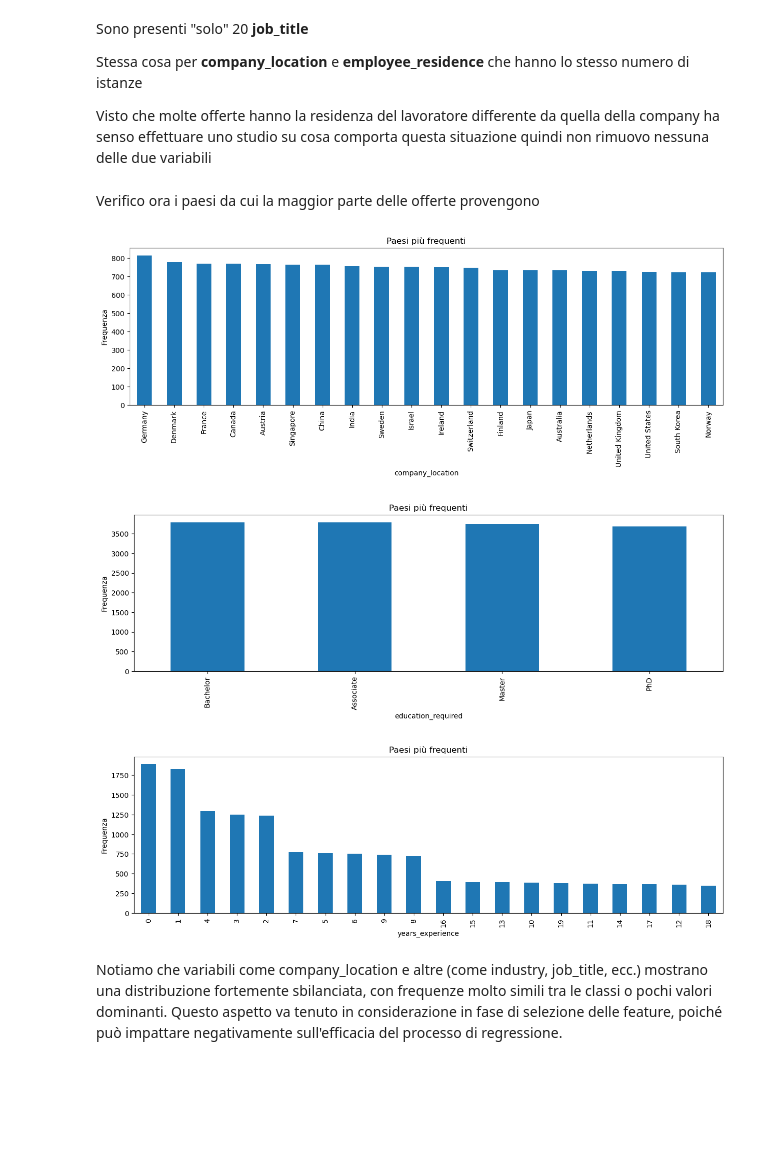
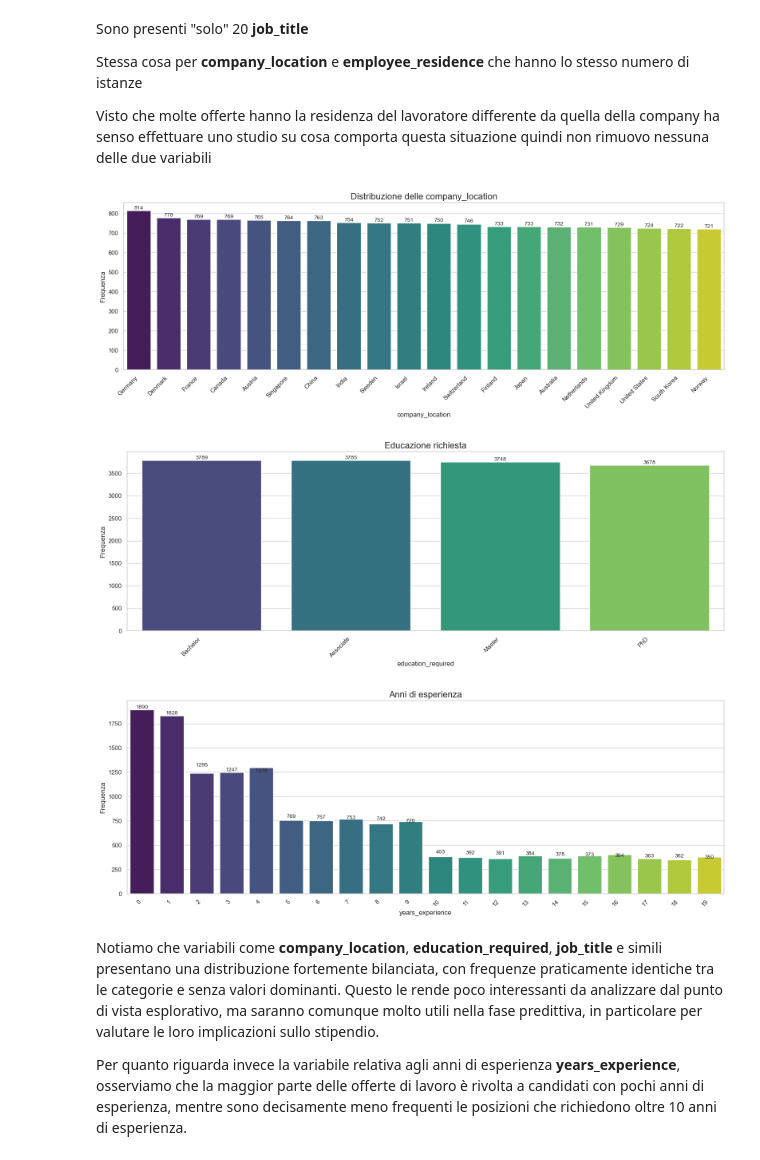
Before and after one commit to MarcoMagnani03/job-salary-prediction, a Jupyter notebook: src/DataIntensiveAssignment.ipynb, the cells around one changed output. Drawn from its saved outputs; the diff is of its cells as text; code cells hidden in the pictures; blank space fills up the shorter version.

```diff
--- a/src/DataIntensiveAssignment.ipynb
+++ b/src/DataIntensiveAssignment.ipynb
@@ -190,26 +219,39 @@ Sono presenti "solo" 20 **job_title**
 Stessa cosa per **company_location** e **employee_residence** che hanno lo stesso numero di istanze
 
 Visto che molte offerte hanno la residenza del lavoratore differente da quella della company ha senso effettuare uno studio su cosa comporta questa situazione quindi non rimuovo nessuna delle due variabili
-# %% [markdown]
-Verifico ora i paesi da cui la maggior parte delle offerte provengono
 # %%
-def plot_bar(feature, n, title):
-    data[feature].value_counts()[:n].plot.bar(figsize=(15, 4))
-    plt.title(title)
-    plt.xlabel(feature)
-    plt.ylabel("Frequenza")
+def plot_bar(data, feature, n=10, title="Distribuzione", palette="viridis"):
+    counts = data[feature].value_counts().nlargest(n)
+
+    sns.set(style="whitegrid")
+
+    plt.figure(figsize=(16, 6))
+    ax = sns.barplot(x=counts.index, y=counts.values, palette=palette)
+
+    for i, value in enumerate(counts.values):
+        ax.text(i, value + 0.5, str(value), ha='center', va='bottom', fontsize=10)
+
+    plt.title(title, fontsize=16)
+    plt.xlabel(feature, fontsize=12)
+    plt.ylabel("Frequenza", fontsize=12)
+
+    plt.xticks(rotation=45, ha='right')
+
+    plt.tight_layout()
     plt.show()
 # %%
-plot_bar("company_location", 20, "Paesi più frequenti")
+plot_bar(dataSet, "company_location", n=20, title="Distribuzione delle company_location")
 # %% [output]
-[figure, old version]
+[figure, new version]
 # %%
-plot_bar("education_required", 20, "Paesi più frequenti")
+plot_bar(dataSet,"education_required", 20, "Educazione richiesta")
 # %% [output]
-[figure, old version]
+[figure, new version]
 # %%
-plot_bar("years_experience", 20, "Paesi più frequenti")
+plot_bar(dataSet,"years_experience", 20, "Anni di esperienza")
 # %% [output]
-[figure, old version]
+[figure, new version]
 # %% [markdown]
-Notiamo che variabili come company_location e altre (come industry, job_title, ecc.) mostrano una distribuzione fortemente sbilanciata, con frequenze molto simili tra le classi o pochi valori dominanti. Questo aspetto va tenuto in considerazione in fase di selezione delle feature, poiché può impattare negativamente sull'efficacia del processo di regressione.
+Notiamo che variabili come **company_location**, **education_required**, **job_title** e simili presentano una distribuzione fortemente bilanciata, con frequenze praticamente identiche tra le categorie e senza valori dominanti. Questo le rende poco interessanti da analizzare dal punto di vista esplorativo, ma saranno comunque molto utili nella fase predittiva, in particolare per valutare le loro implicazioni sullo stipendio.
+
+Per quanto riguarda invece la variabile relativa agli anni di esperienza **years_experience**, osserviamo che la maggior parte delle offerte di lavoro è rivolta a candidati con pochi anni di esperienza, mentre sono decisamente meno frequenti le posizioni che richiedono oltre 10 anni di esperienza.
```
Also changed, not shown: parts of 10 cells of this notebook.
